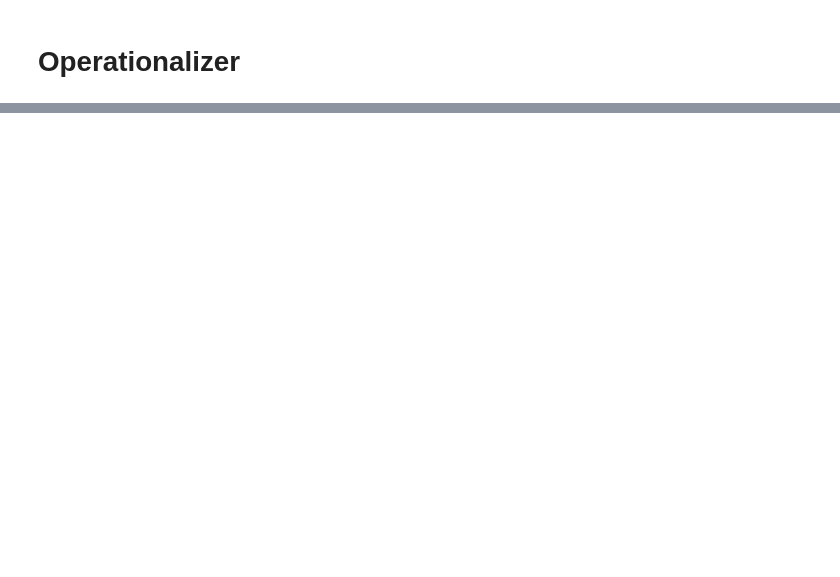
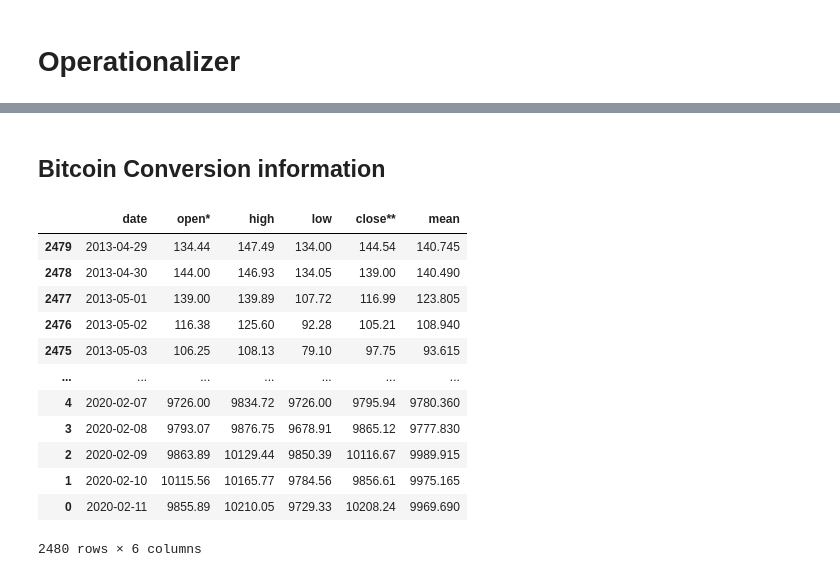
Before and after one commit to jossl95/ARF, a Jupyter notebook: Operationalizer.ipynb, the cells around one changed output, grey strips where cells are left out. Cells and saved outputs as stored; diff of their text form; code cells hidden in the pictures; blank space fills up the shorter version.

```diff
--- a/Operationalizer.ipynb
+++ b/Operationalizer.ipynb
@@ -24,0 +28,2 @@ pd.read_pickle(os.path.join(folder, file))
+# %% [markdown]
+## Bitcoin Conversion information
@@ -24,0 +46,16 @@ pd.read_pickle(os.path.join(folder, file))
+# %%
+bitcoin_data
+# %% [output]
+|  | date | open* | high | low | close** | mean |
+| 2479 | 2013-04-29 | 134.44 | 147.49 | 134.00 | 144.54 | 140.745 |
+| 2478 | 2013-04-30 | 144.00 | 146.93 | 134.05 | 139.00 | 140.490 |
+| 2477 | 2013-05-01 | 139.00 | 139.89 | 107.72 | 116.99 | 123.805 |
+| 2476 | 2013-05-02 | 116.38 | 125.60 | 92.28 | 105.21 | 108.940 |
+| 2475 | 2013-05-03 | 106.25 | 108.13 | 79.10 | 97.75 | 93.615 |
+| ... | ... | ... | ... | ... | ... | ... |
+| 4 | 2020-02-07 | 9726.00 | 9834.72 | 9726.00 | 9795.94 | 9780.360 |
+| 3 | 2020-02-08 | 9793.07 | 9876.75 | 9678.91 | 9865.12 | 9777.830 |
+| 2 | 2020-02-09 | 9863.89 | 10129.44 | 9850.39 | 10116.67 | 9989.915 |
+| 1 | 2020-02-10 | 10115.56 | 10165.77 | 9784.56 | 9856.61 | 9975.165 |
+| 0 | 2020-02-11 | 9855.89 | 10210.05 | 9729.33 | 10208.24 | 9969.690 |
+2480 rows × 6 columns
```
Also changed, not shown: parts of 8 cells of this notebook, 2 other files.
